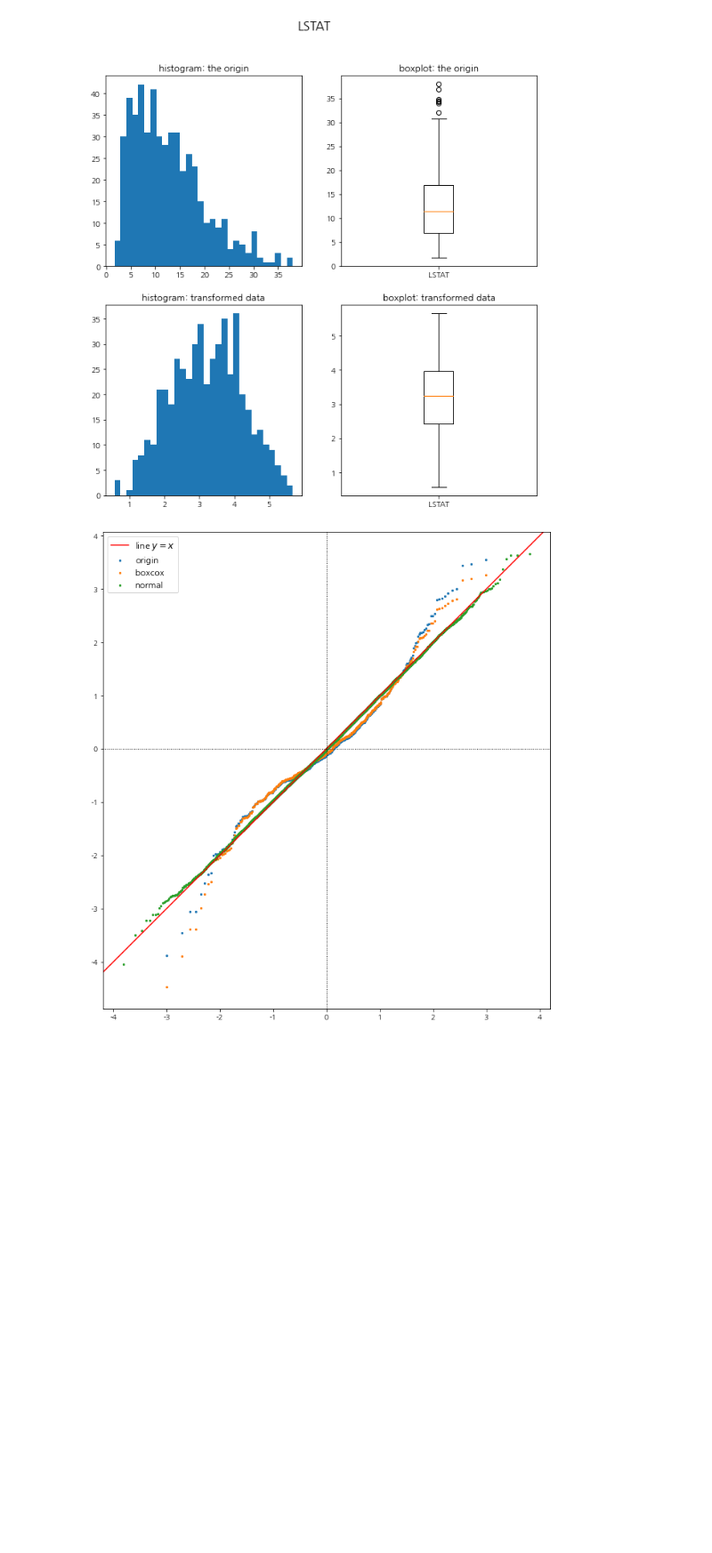
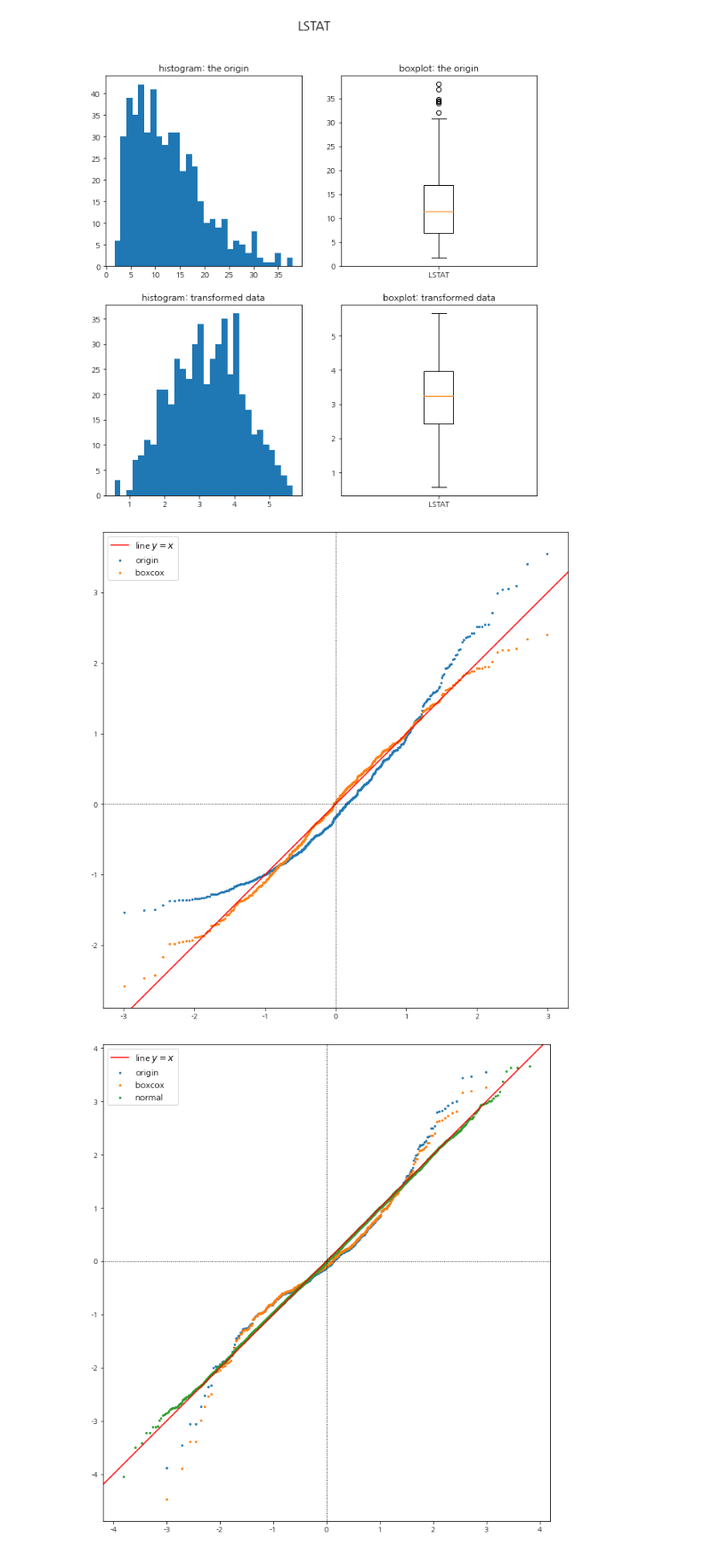
Before and after one commit to ywkim92/Paper-implementation, a Jupyter notebook: Boxcox.ipynb, the cells around one changed output. Shown at 89% size. Drawn from its saved outputs; the diff is of its cells as text; code cells hidden in the pictures; blank space fills up the shorter version.

Commit message:
test: Add plot

```diff
--- a/Boxcox.ipynb
+++ b/Boxcox.ipynb
@@ -164,3 +171,22 @@ plt.show()
+# %%
+array_sc = np.sort(StandardScaler().fit_transform(array.reshape(-1,1)).flatten())
+array1_sc = np.sort(StandardScaler().fit_transform(array1.reshape(-1,1)).flatten())
+norm_ppf = ndtri(filliben(array.size))
+# %%
+fig, ax = plt.subplots(1,1, figsize=(12,12))
+ax.set_aspect(1)
+ax.scatter(norm_ppf, array_sc, s=5, label='origin')
+#ax.axline((0, sl[1]), slope=sl[0])
+ax.scatter(norm_ppf, array1_sc, s=5, label='boxcox')
+#ax.axline((0, slope[1]), slope=slope[0], color = 'orange')
+#ax.scatter(value[0], value[1], s=5, label='normal')
+ax.axline((0,0), (1,1), color='r', label='line $y=x$')
+ax.axline((0,0), (0,1), linestyle=':', linewidth=1, color='k')
+ax.axline((0,0), (1,0), linestyle=':', linewidth=1, color='k')
+plt.legend(fontsize=12)
+plt.show()
+# %% [output]
+[figure, added]
 # %%
 fig, ax = plt.subplots(1,1, figsize=(12,12))
 ax.set_aspect(1)
```
Also changed, not shown: parts of 6 cells of this notebook.
